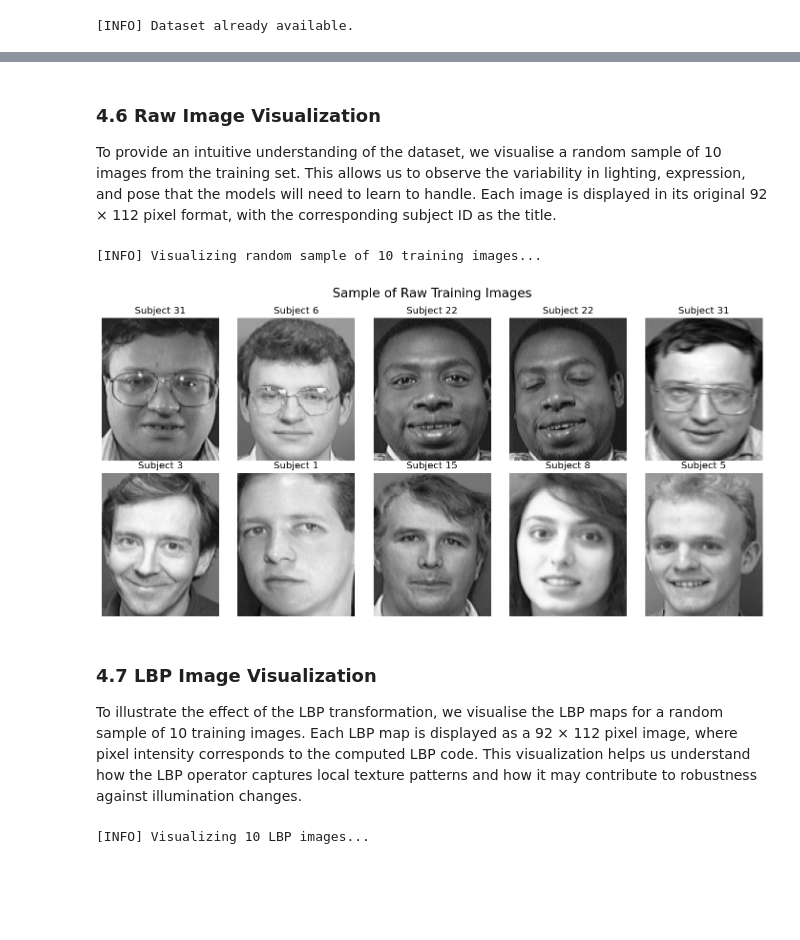
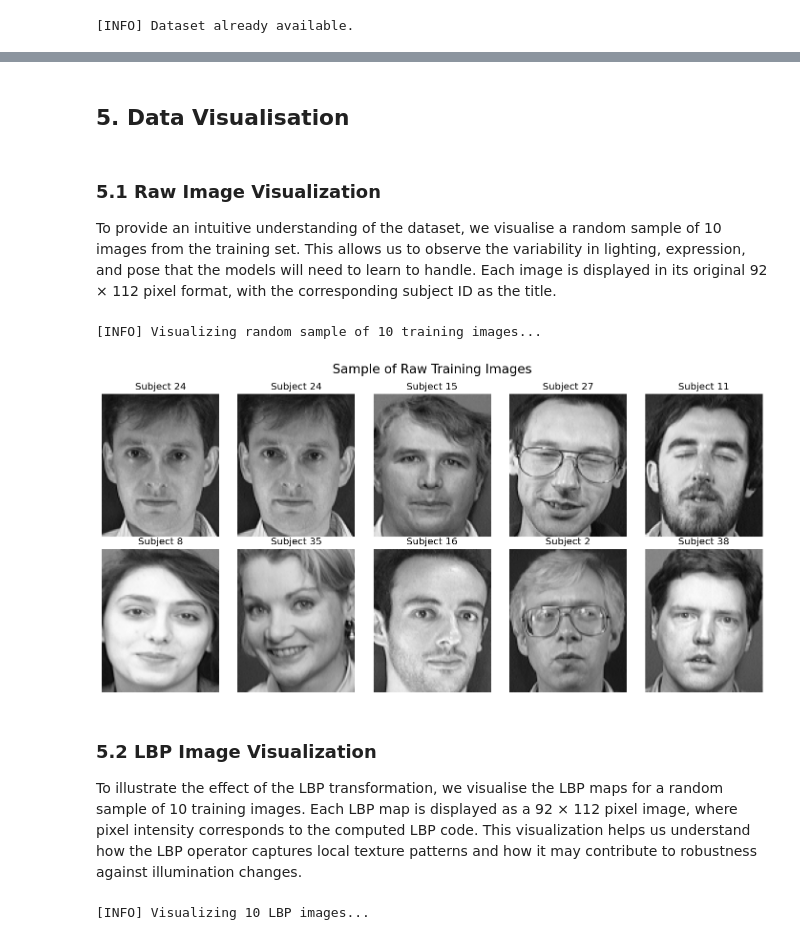
Before and after one commit to Axeloooo/Face-Recognition, a Jupyter notebook: face_recognition.ipynb, the cells around one changed output, grey strips where cells are left out. Drawn from its saved outputs; the diff is of its cells as text; code cells hidden in the pictures; blank space fills up the shorter version.

```diff
--- a/face_recognition.ipynb
+++ b/face_recognition.ipynb
@@ -232,0 +180,10 @@ Raw  : (400, 10304),  LBP : (400, 64),  PCA : (400, 100)
+# %%
+X_lbp = []
+
+for i in range(X_raw.shape[0]):
+    lbp_image = local_binary_pattern(X_raw[i], P=12, R=3)
+    hist, _ = np.histogram(lbp_image.ravel(), bins=64, density=True)
+    X_lbp.append(hist)
+
+
+print(f"[INFO] LBP features shape: {np.array(X_lbp).shape}")
@@ -237,7 +196,6 @@ After obtaining the feature matrices for all three representations, we perform a
 # %%
-X_raw_tr, X_raw_te, y_raw_tr, y_raw_te = train_test_split(X_raw, y, test_size=0.2, random_state=42, stratify=y)
-X_lbp_tr, X_lbp_te, y_lbp_tr, y_lbp_te = train_test_split(X_lbp, y, test_size=0.2, random_state=42, stratify=y)
-X_pca_tr, X_pca_te, y_pca_tr, y_pca_te = train_test_split(X_pca, y, test_size=0.2, random_state=42, stratify=y)
+X_train, X_test, y_train, y_test = train_test_split(X_raw, y, test_size=0.2, random_state=42, stratify=y)
+X_lbp_train, X_lbp_test, y_lbp_train, y_lbp_test = train_test_split(X_lbp, y, test_size=0.2, random_state=42, stratify=y)
 
-print(f'Train: {X_raw_tr.shape[0]} samples  |  Test: {X_raw_te.shape[0]} samples')
+print(f"[INFO] Train: {X_train.shape[0]} samples  |  Test: {X_test.shape[0]} samples")
 # %% [output]
@@ -245,24 +219,26 @@ Train: 320 samples  |  Test: 80 samples
+# %% [markdown]
+## 5. Data Visualisation
 # %% [markdown]
-### 4.6 Raw Image Visualization
+### 5.1 Raw Image Visualization
 
 To provide an intuitive understanding of the dataset, we visualise a random sample of 10 images from the training set. This allows us to observe the variability in lighting, expression, and pose that the models will need to learn to handle. Each image is displayed in its original 92 × 112 pixel format, with the corresponding subject ID as the title.
 # %%
 print(f"[INFO] Visualizing random sample of 10 training images...")
 plt.figure(figsize=(12, 6))
 for i in range(10):
-    idx = np.random.randint(0, X_raw_tr.shape[0])
+    idx = np.random.randint(0, X_train.shape[0])
     plt.subplot(2, 5, i + 1)
-    plt.imshow(X_raw_tr[idx].reshape(112, 92), cmap='gray')
-    plt.title(f'Subject {y_raw_tr[idx] + 1}')
+    plt.imshow(X_train[idx].reshape(112, 92), cmap='gray')
+    plt.title(f'Subject {y_train[idx] + 1}')
     plt.axis('off')
 plt.suptitle("Sample of Raw Training Images", fontsize=16)
 plt.tight_layout()
 plt.show()
 # %% [output]
 [INFO] Visualizing random sample of 10 training images...
-[figure, old version]
+[figure, new version]
 # %% [markdown]
-### 4.7 LBP Image Visualization
+### 5.2 LBP Image Visualization
 
 To illustrate the effect of the LBP transformation, we visualise the LBP maps for a random sample of 10 training images. Each LBP map is displayed as a 92 × 112 pixel image, where pixel intensity corresponds to the computed LBP code. This visualization helps us understand how the LBP operator captures local texture patterns and how it may contribute to robustness against illumination changes.
 # %%
```
Also changed, not shown: parts of 43 cells of this notebook, 3 other files.
